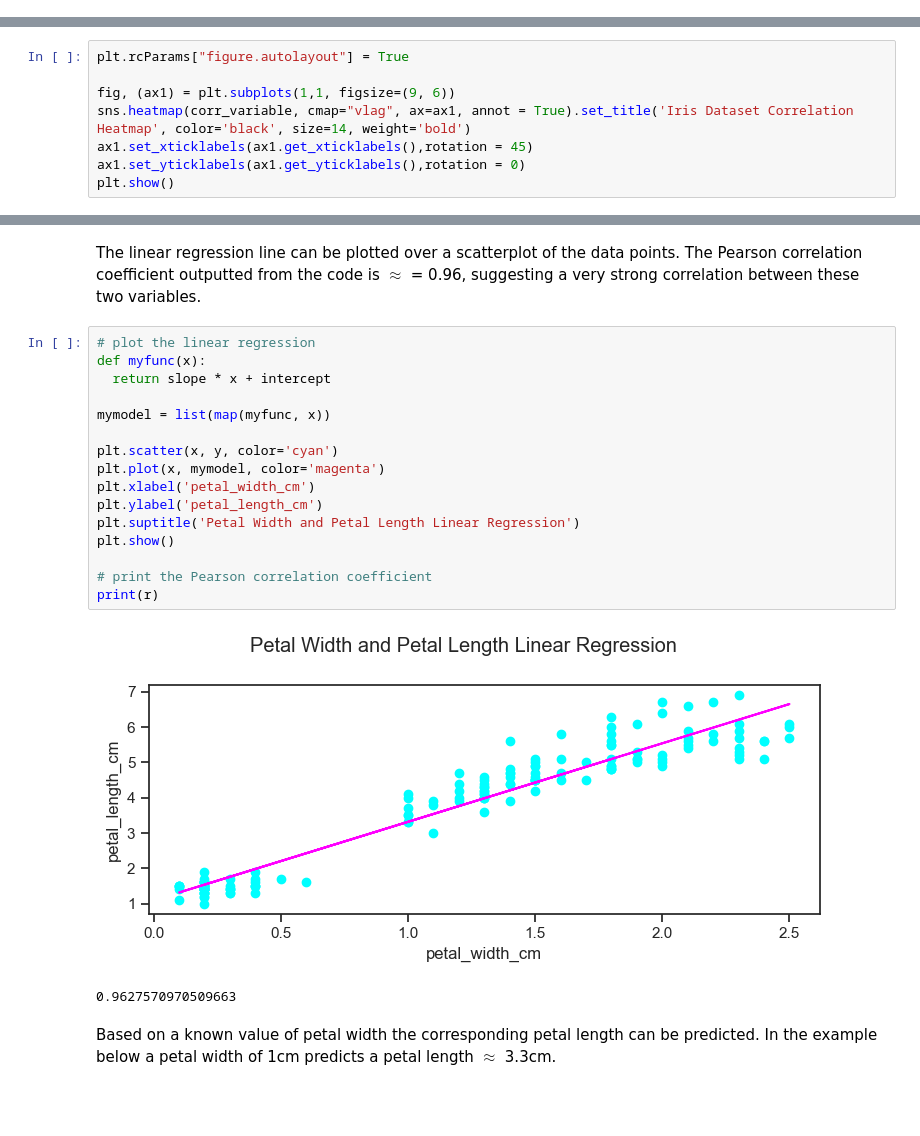
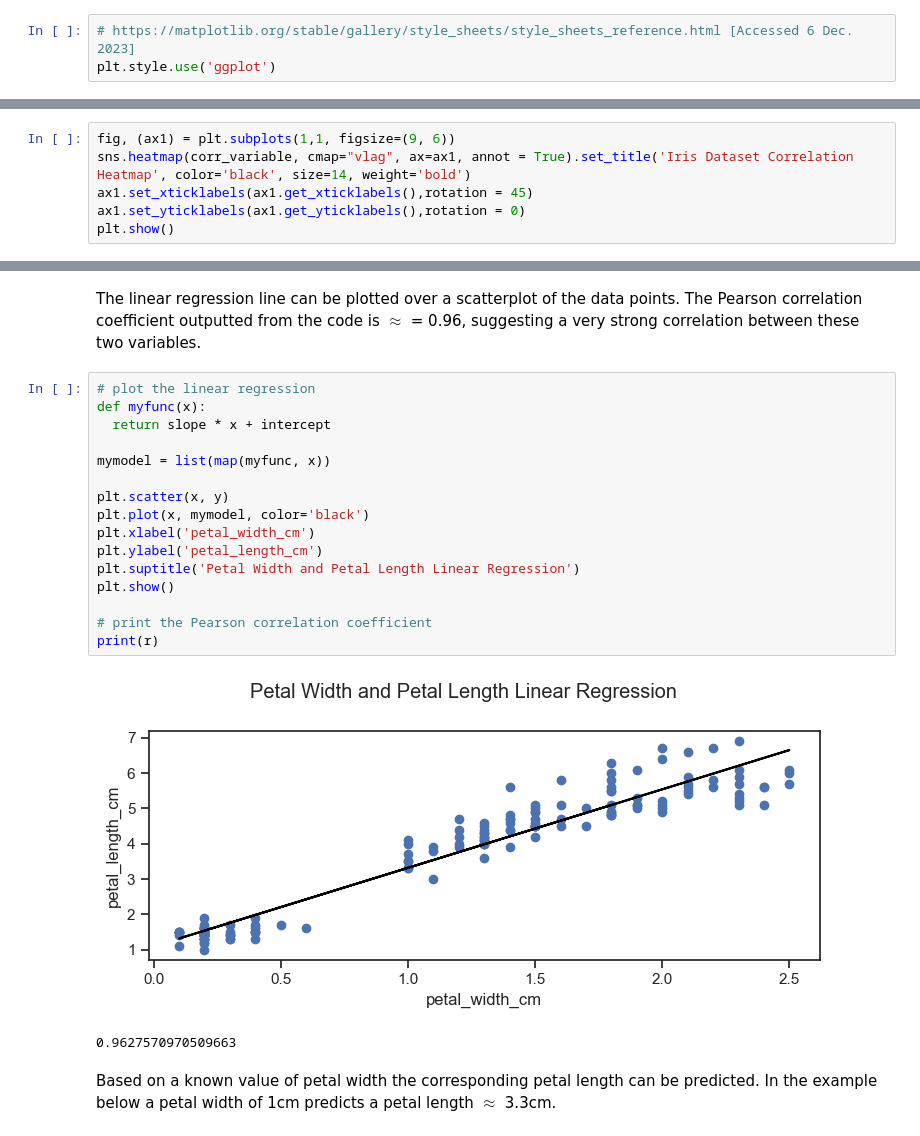
Before and after one commit to humphs078/data_analysis_fundamentals, a Jupyter notebook: project.ipynb, the cells around one changed output, grey strips where cells are left out. Saved outputs shown, nothing was run; the diff lists cells and outputs as text; blank space fills up the shorter version.

```diff
--- a/project.ipynb
+++ b/project.ipynb
@@ -301,3 +313,6 @@ The mean petal width measurement is being shown to precision of 6 decimal places
+# %%
+# https://matplotlib.org/stable/gallery/style_sheets/style_sheets_reference.html [Accessed 6 Dec. 2023]
+plt.style.use('ggplot')
 # %% [markdown]
 ### Categorical Variable <a id="categorical-variable"></a>
 # %% [markdown]
@@ -573,8 +588,6 @@ The correlation matrix suggests strong linear relationships between:
 
 The correlations between these variables can be visualised on a heatmap. On the heatmap, areas of high correlation are visualised as red and area of low correlation are visualised as blue.
 # %%
-plt.rcParams["figure.autolayout"] = True
-
 fig, (ax1) = plt.subplots(1,1, figsize=(9, 6))
 sns.heatmap(corr_variable, cmap="vlag", ax=ax1, annot = True).set_title('Iris Dataset Correlation Heatmap', color='black', size=14, weight='bold')
 ax1.set_xticklabels(ax1.get_xticklabels(),rotation = 45)
@@ -603,21 +616,21 @@ The linear regression line can be plotted over a scatterplot of the data points.
 # %%
 # plot the linear regression
 def myfunc(x):
   return slope * x + intercept
 
 mymodel = list(map(myfunc, x))
 
-plt.scatter(x, y, color='cyan')
-plt.plot(x, mymodel, color='magenta')
+plt.scatter(x, y)
+plt.plot(x, mymodel, color='black')
 plt.xlabel('petal_width_cm')
 plt.ylabel('petal_length_cm')
 plt.suptitle('Petal Width and Petal Length Linear Regression')
 plt.show()
 
 # print the Pearson correlation coefficient
 print(r)
 # %% [output]
-[figure, old version]
+[figure, new version]
 0.9627570970509663
 # %% [markdown]
 Based on a known value of petal width the corresponding petal length can be predicted. In the example below a petal width of 1cm predicts a petal length $\approx$ 3.3cm.
```
Also changed, not shown: parts of 24 cells of this notebook, 1 other file.
